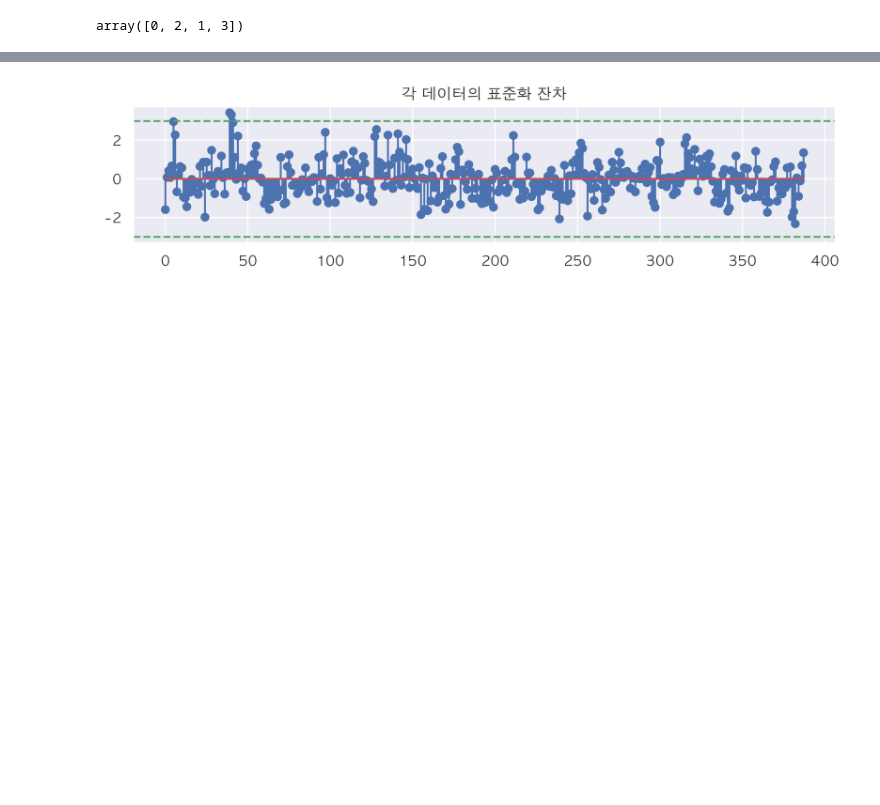
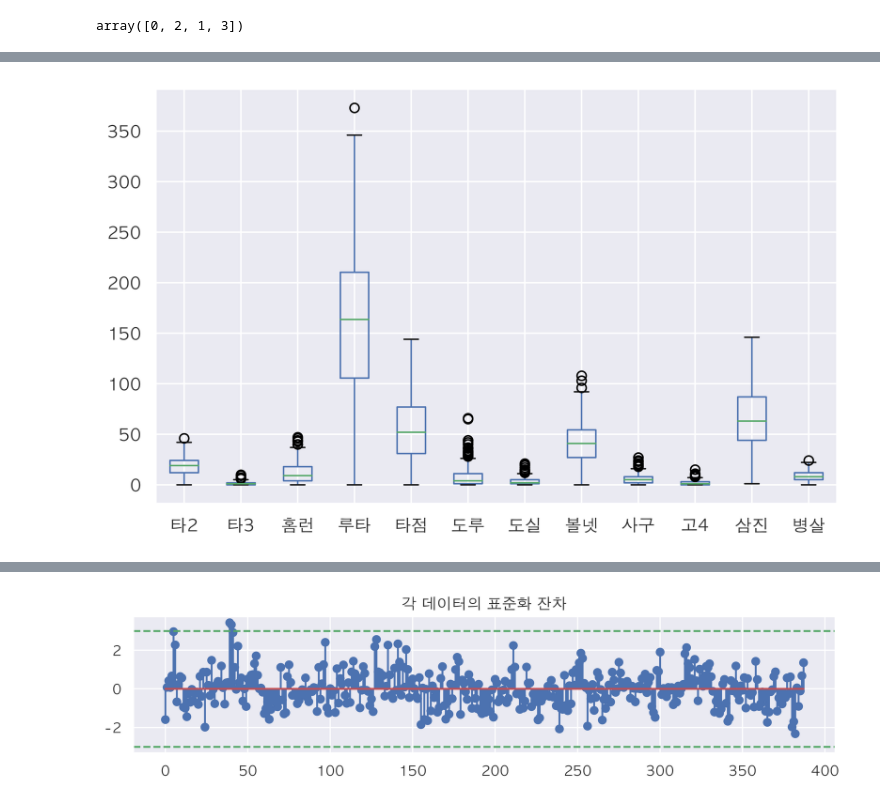
Before and after one commit to dk3059/R_project, a Jupyter notebook: OPS/salary_predict.ipynb, the cells around one changed output, grey strips where cells are left out. Cells and saved outputs as stored; diff of their text form; code cells hidden in the pictures; blank space fills up the shorter version.

```diff
--- a/OPS/salary_predict.ipynb
+++ b/OPS/salary_predict.ipynb
@@ -90,0 +113,5 @@ df['로그연봉'] = np.log(df['연봉'])
+# %%
+df[['타2', '타3', '홈런', '루타', '타점', '도루', '도실', '볼넷', '사구', '고4', '삼진', '병살']].plot.box()
+plt.show()
+# %% [output]
+[figure, added]
```
Also changed, not shown: parts of 19 cells of this notebook.
